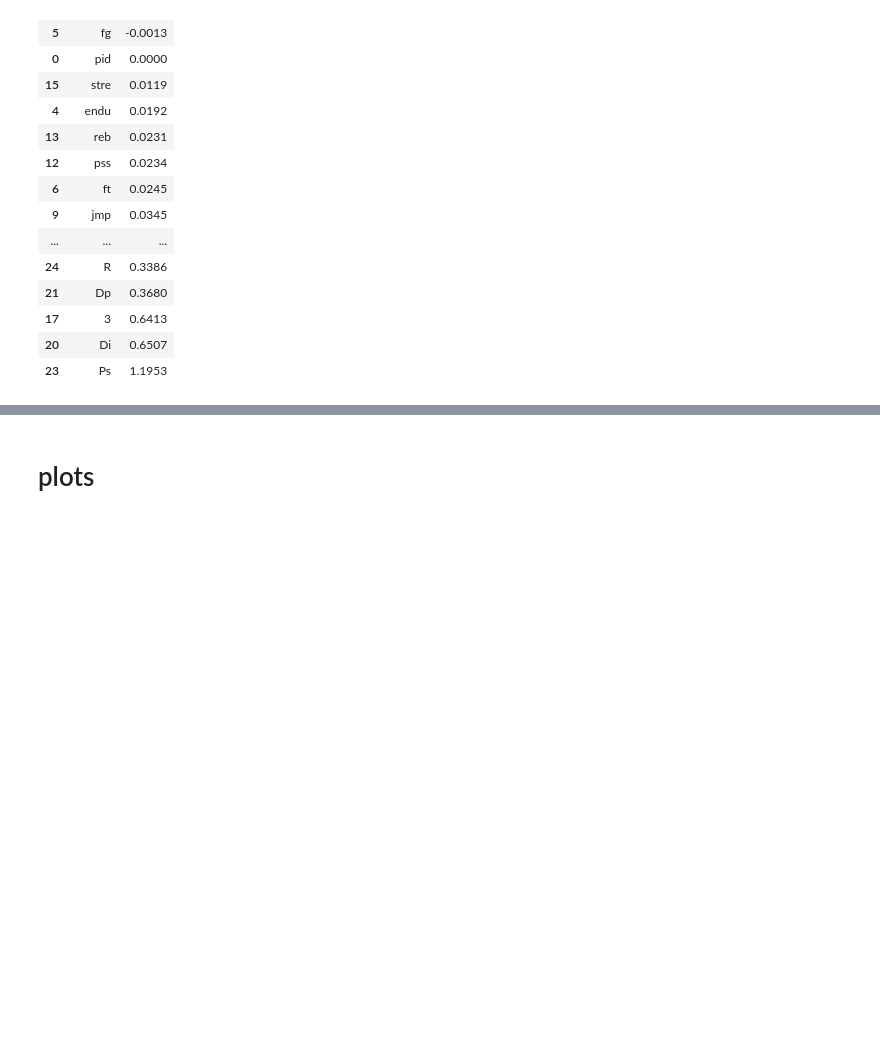
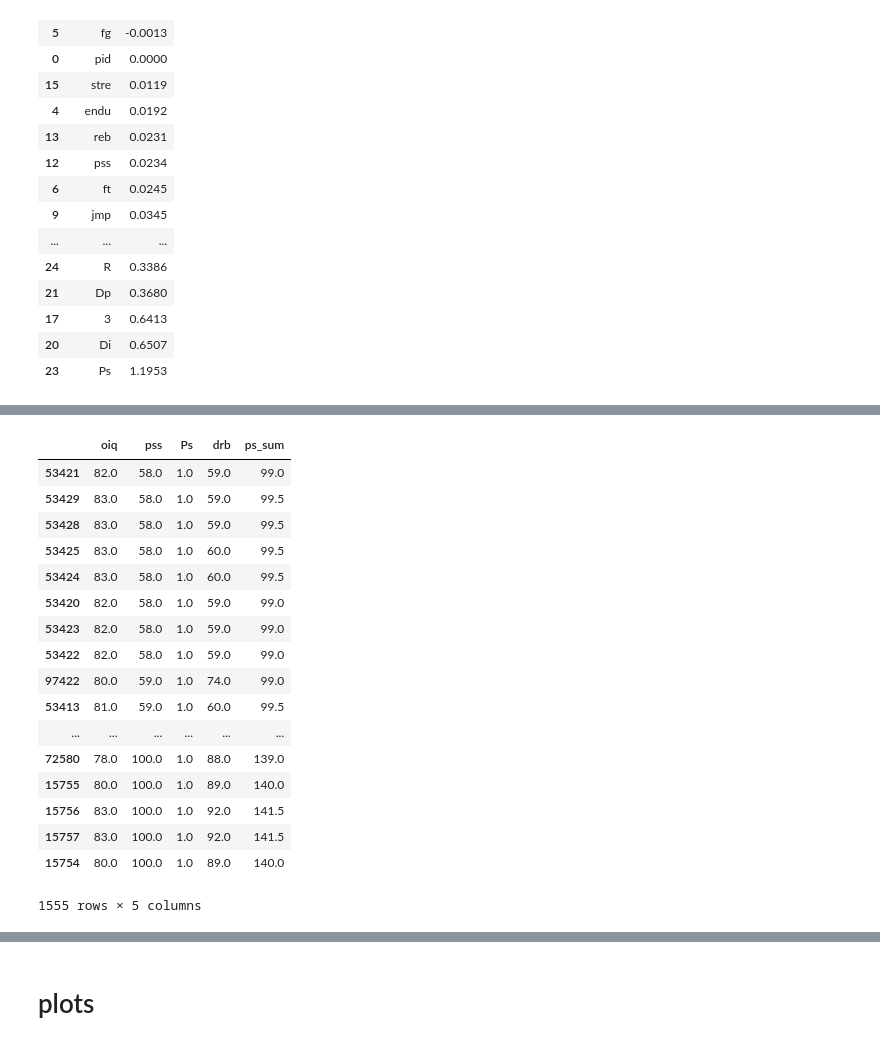
Before and after one commit to aemrich/bbgm_predict, a Jupyter notebook: analysis.ipynb, the cells around one changed output, grey strips where cells are left out. Drawn from its saved outputs; the diff is of its cells as text; code cells hidden in the pictures; blank space fills up the shorter version.

```diff
--- a/analysis.ipynb
+++ b/analysis.ipynb
@@ -325,0 +334,21 @@ reb
+# %%
+df_ewa_ratings[(df_ewa_ratings['oiq'] > 70) & (df_ewa_ratings['ps_sum'] > 98) & (df_ewa_ratings['pss'] > 56)][['oiq', 'pss', 'Ps', 'drb', 'ps_sum']].sort_values('pss')
+# %% [output]
+|  | oiq | pss | Ps | drb | ps_sum |
+| 53421 | 82.0 | 58.0 | 1.0 | 59.0 | 99.0 |
+| 53429 | 83.0 | 58.0 | 1.0 | 59.0 | 99.5 |
+| 53428 | 83.0 | 58.0 | 1.0 | 59.0 | 99.5 |
+| 53425 | 83.0 | 58.0 | 1.0 | 60.0 | 99.5 |
+| 53424 | 83.0 | 58.0 | 1.0 | 60.0 | 99.5 |
+| 53420 | 82.0 | 58.0 | 1.0 | 59.0 | 99.0 |
+| 53423 | 82.0 | 58.0 | 1.0 | 59.0 | 99.0 |
+| 53422 | 82.0 | 58.0 | 1.0 | 59.0 | 99.0 |
+| 97422 | 80.0 | 59.0 | 1.0 | 74.0 | 99.0 |
+| 53413 | 81.0 | 59.0 | 1.0 | 60.0 | 99.5 |
+| ... | ... | ... | ... | ... | ... |
+| 72580 | 78.0 | 100.0 | 1.0 | 88.0 | 139.0 |
+| 15755 | 80.0 | 100.0 | 1.0 | 89.0 | 140.0 |
+| 15756 | 83.0 | 100.0 | 1.0 | 92.0 | 141.5 |
+| 15757 | 83.0 | 100.0 | 1.0 | 92.0 | 141.5 |
+| 15754 | 80.0 | 100.0 | 1.0 | 89.0 | 140.0 |
+1555 rows × 5 columns
```
Also changed, not shown: parts of 19 cells of this notebook, 2 other files.
